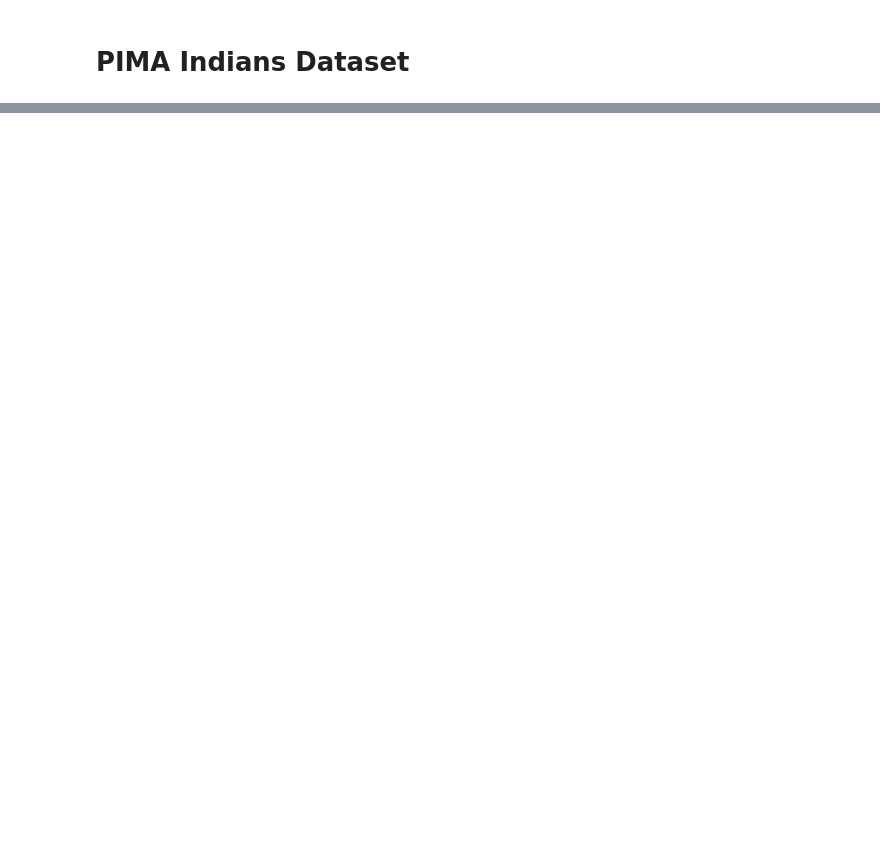
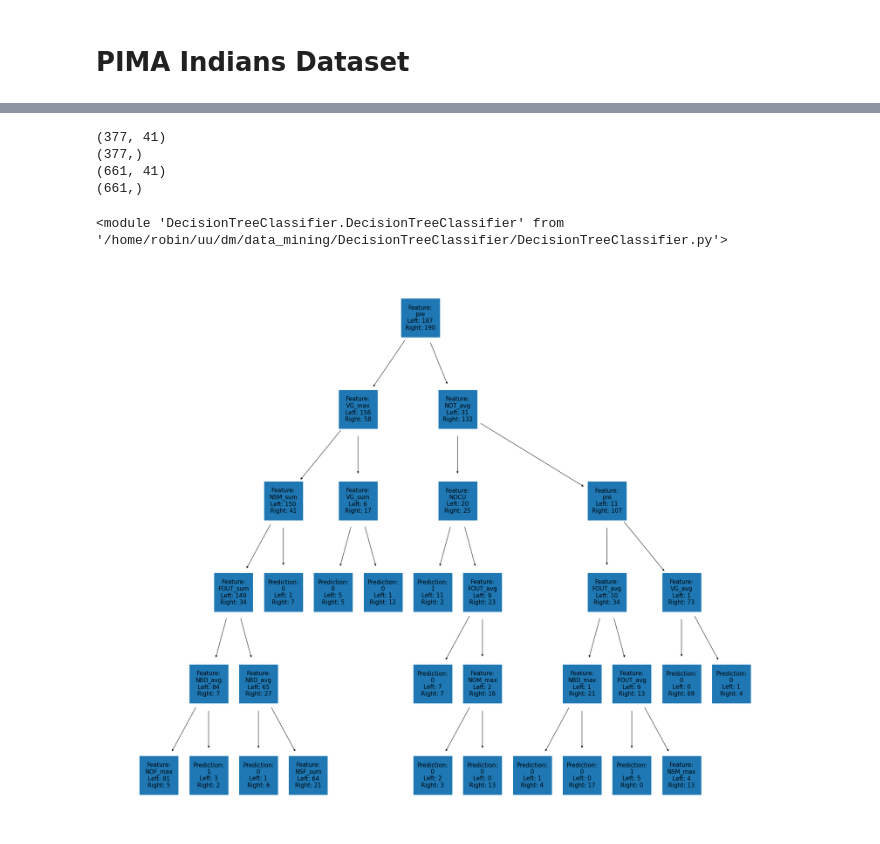
Before and after one commit to Robino-CK/data_mining, a Jupyter notebook: analysis.ipynb, the cells around one changed output, grey strips where cells are left out. Saved outputs shown, nothing was run; the diff lists cells and outputs as text; code cells hidden in the pictures; blank space fills up the shorter version.

```diff
--- a/analysis.ipynb
+++ b/analysis.ipynb
@@ -49,0 +79,6 @@ array([[277, 223],
+# %%
+bug_predict_train = pd.read_csv('res/eclipse-metrics-packages-2.0.csv', delimiter=';')
+bug_predict_test = pd.read_csv('res/eclipse-metrics-packages-3.0.csv', delimiter=';')
+
+bug_predict_train.head()
+#np.loadtxt('res/eclipse-metrics-packages-2.0.csv', delimiter=';', skiprows=1)
@@ -49,0 +93,22 @@ array([[277, 223],
+# %%
+microsoft_metrics.keys()
+predictive_variables = []
+for feature in bug_predict_train.columns:
+    for microsoft_metric in microsoft_metrics.keys():
+        if microsoft_metric in feature:
+            predictive_variables.append(feature)
+predictive_variables.append("pre")
+
+x_train = bug_predict_train[predictive_variables].to_numpy()
+print(x_train.shape)
+y_train = np.where(bug_predict_train["post"].to_numpy() > 0,1, 0)
+print(y_train.shape)
+x_test = bug_predict_test[predictive_variables].to_numpy()
+print(x_test.shape)
+y_test = np.where(bug_predict_test["post"].to_numpy() > 0,1, 0)
+print(y_test.shape)
+# %% [output]
+(377, 41)
+(377,)
+(661, 41)
+(661,)
@@ -49,0 +120,12 @@ array([[277, 223],
+# %%
+dt_normal = DecisionTreeClassifier.DecisionTree()
+dt_normal.tree_grow(x_train, y_train, nmin=15, minleaf=5, nfeat=41)
+# %%
+importlib.reload(DecisionTreeClassifier)
+# %% [output]
+<module 'DecisionTreeClassifier.DecisionTreeClassifier' from '/home/robin/uu/dm/data_mining/DecisionTreeClassifier/DecisionTreeClassifier.py'>
+# %%
+fig = plt.figure(figsize=(25,20))
+dt_normal.plot_tree(max_depth=5, feature_names={i:feature for i, feature in enumerate(predictive_variables)})
+# %% [output]
+[figure, added]
```
Also changed, not shown: parts of 10 cells of this notebook, 7 other files.
